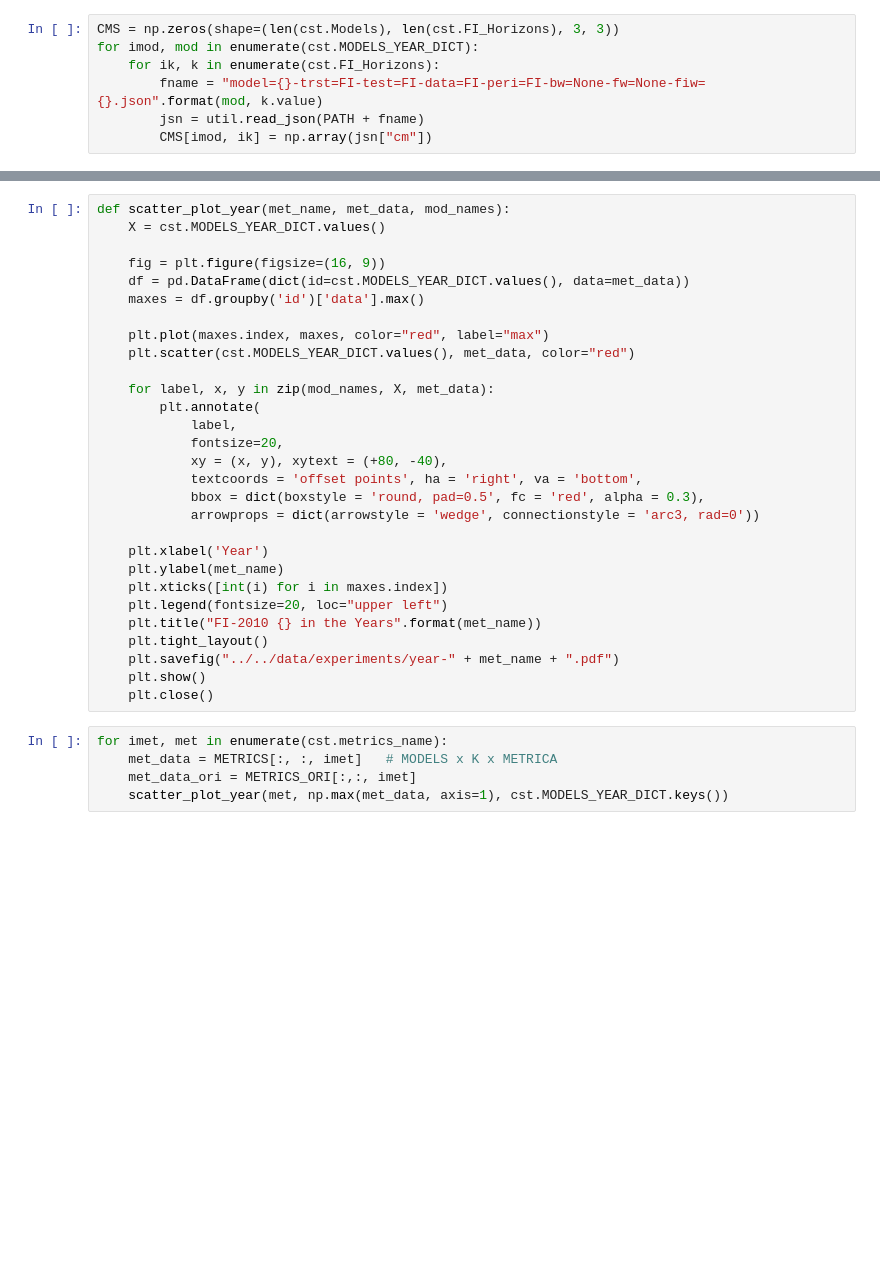
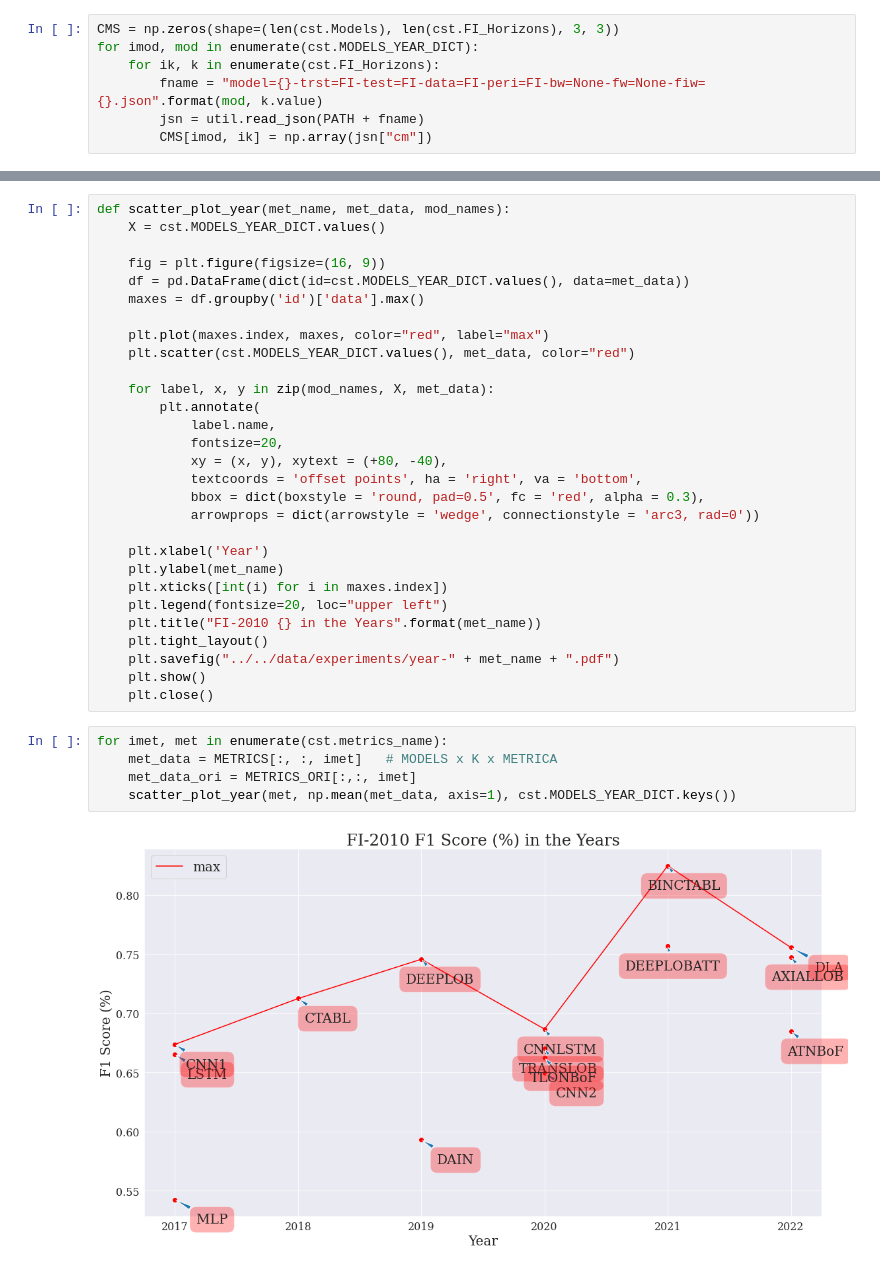
Before and after one commit to matteoprata/LOBCAST, a Jupyter notebook: src/metrics/metrics_plots.ipynb, the cells around one changed output, grey strips where cells are left out. Cells and saved outputs as stored; diff of their text form; blank space fills up the shorter version.

```diff
--- a/src/metrics/metrics_plots.ipynb
+++ b/src/metrics/metrics_plots.ipynb
@@ -258,7 +291,7 @@ def scatter_plot_year(met_name, met_data, mod_names):
 
     for label, x, y in zip(mod_names, X, met_data):
         plt.annotate(
-            label,
+            label.name,
             fontsize=20,
             xy = (x, y), xytext = (+80, -40),
             textcoords = 'offset points', ha = 'right', va = 'bottom',
@@ -277,5 +310,7 @@ def scatter_plot_year(met_name, met_data, mod_names):
 # %%
 for imet, met in enumerate(cst.metrics_name):
     met_data = METRICS[:, :, imet]   # MODELS x K x METRICA
     met_data_ori = METRICS_ORI[:,:, imet]
-    scatter_plot_year(met, np.max(met_data, axis=1), cst.MODELS_YEAR_DICT.keys())
+    scatter_plot_year(met, np.mean(met_data, axis=1), cst.MODELS_YEAR_DICT.keys())
+# %% [output]
+[figure, added]
```
Also changed, not shown: parts of 9 cells of this notebook, 25 other files.
